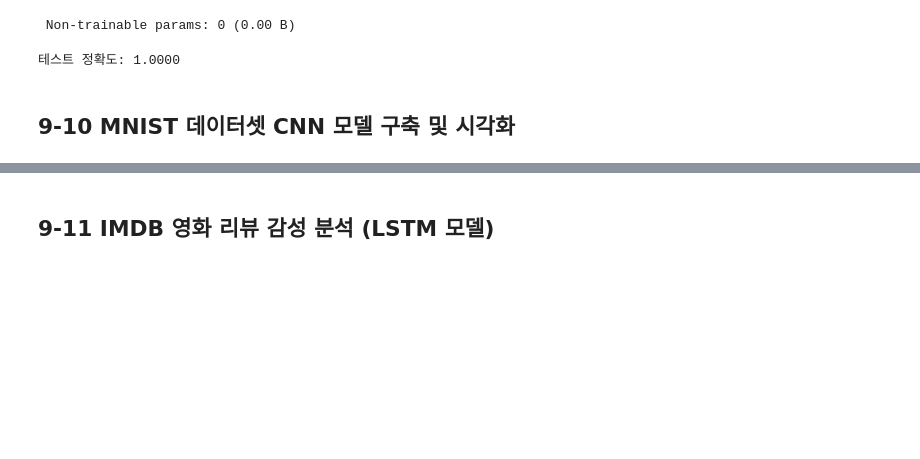
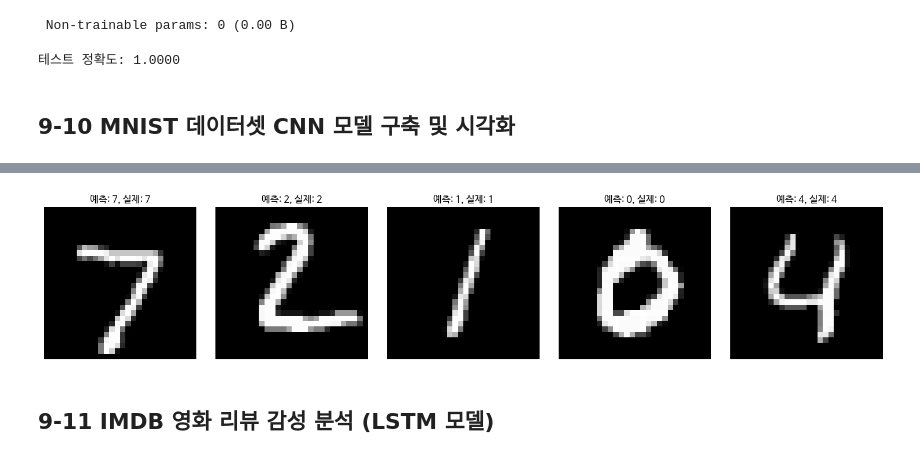
Before and after one commit to JKTajo/Data-Analysis-with-Open-Source, a Jupyter notebook: 오픈소스_데이터_분석_9강.ipynb, the cells around one changed output, grey strips where cells are left out. Cells and saved outputs as stored; diff of their text form; code cells hidden in the pictures; blank space fills up the shorter version.

```diff
--- a/오픈소스_데이터_분석_9강.ipynb
+++ b/오픈소스_데이터_분석_9강.ipynb
@@ -448,7 +448,7 @@ y_test = tf.keras.utils.to_categorical(y_test, 10)
 # **두 계층의 합성곱 층**, **평탄화 후 완전 연결층**, 그리고 **출력층**으로 구성
 model = Sequential([
     Conv2D(32, kernel_size=(3,3), activation='relu', input_shape=(28,28,1)),
-    MaxPooling2D(pool_Size=(2,2)), ##첫번째 풀링층
+    MaxPooling2D(pool_size=(2,2)), ##첫번째 풀링층
     Conv2D(64, kernel_size=(3,3), activation='relu'),##두번째 합성곱층
     MaxPooling2D(pool_size=(2,2)), ##두번째 풀링층
     Flatten(), ##1차원으로 평탄화
@@ -486,3 +497,4 @@ ValueError: Unrecognized keyword arguments passed to MaxPooling2D: {'pool_Size':
+[figure, added]
 # %% [markdown]
 ## 9-11 IMDB 영화 리뷰 감성 분석 (LSTM 모델)
 # %%
```
Also changed, not shown: parts of 7 cells of this notebook.
